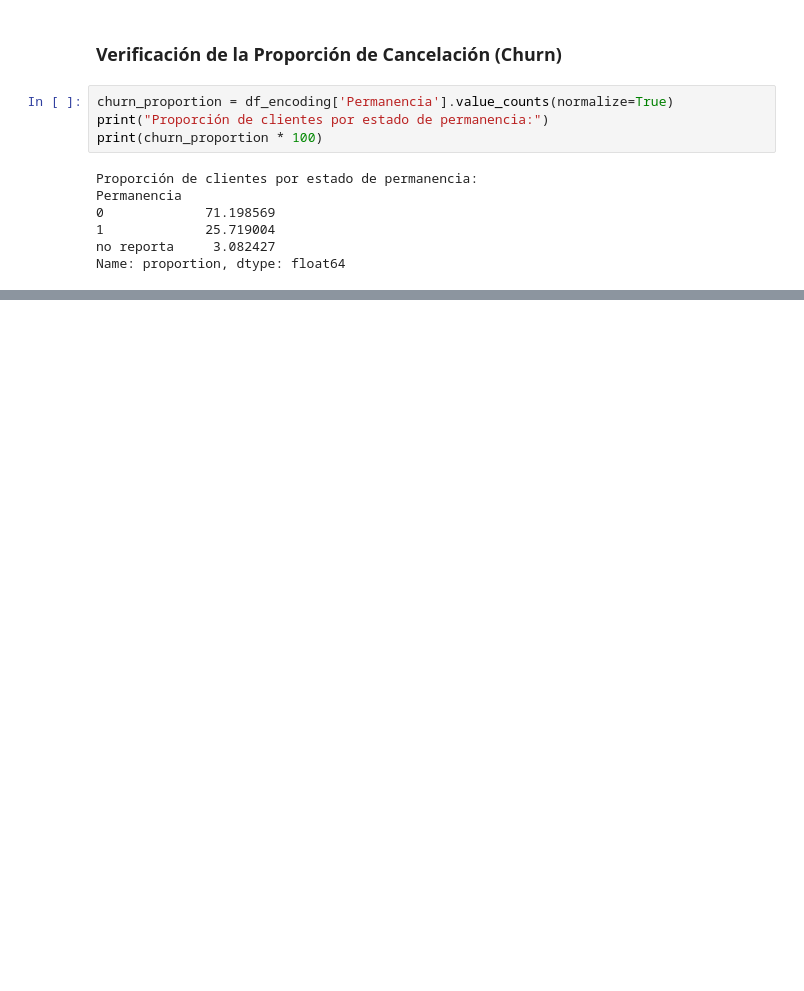
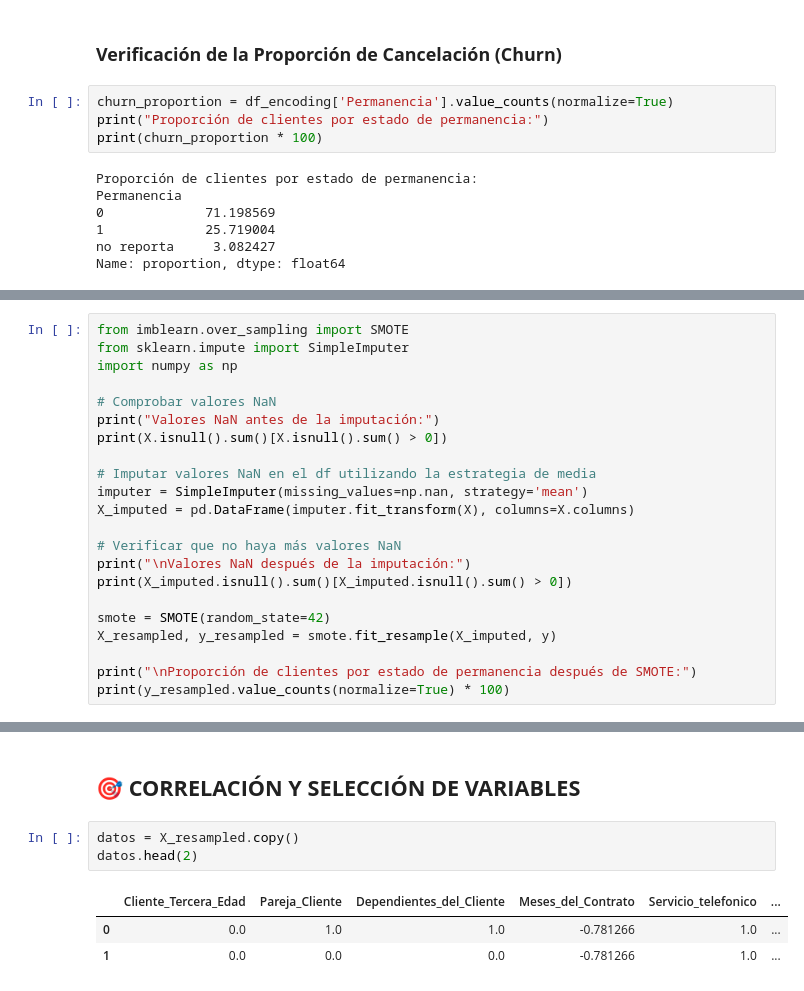
Before and after one commit to CarloR04/Challenge-Telcom_X_2, a Jupyter notebook: Telcom_X_part_2.ipynb, the cells around one changed output, grey strips where cells are left out. Drawn from its saved outputs; the diff is of its cells as text; blank space fills up the shorter version.

```diff
--- a/Telcom_X_part_2.ipynb
+++ b/Telcom_X_part_2.ipynb
@@ -91,0 +143,22 @@ Name: proportion, dtype: float64
+# %%
+from imblearn.over_sampling import SMOTE
+from sklearn.impute import SimpleImputer
+import numpy as np
+
+# Comprobar valores NaN
+print("Valores NaN antes de la imputación:")
+print(X.isnull().sum()[X.isnull().sum() > 0])
+
+# Imputar valores NaN en el df utilizando la estrategia de media
+imputer = SimpleImputer(missing_values=np.nan, strategy='mean')
+X_imputed = pd.DataFrame(imputer.fit_transform(X), columns=X.columns)
+
+# Verificar que no haya más valores NaN
+print("\nValores NaN después de la imputación:")
+print(X_imputed.isnull().sum()[X_imputed.isnull().sum() > 0])
+
+smote = SMOTE(random_state=42)
+X_resampled, y_resampled = smote.fit_resample(X_imputed, y)
+
+print("\nProporción de clientes por estado de permanencia después de SMOTE:")
+print(y_resampled.value_counts(normalize=True) * 100)
@@ -91,0 +216,9 @@ Name: proportion, dtype: float64
+# %% [markdown]
+## 🎯 **CORRELACIÓN Y SELECCIÓN DE VARIABLES**
+# %%
+datos = X_resampled.copy()
+datos.head(2)
+# %% [output]
+|  | Cliente_Tercera_Edad | Pareja_Cliente | Dependientes_del_Cliente | Meses_del_Contrato | Servicio_telefonico | ... |
+| 0 | 0.0 | 1.0 | 1.0 | -0.781266 | 1.0 | ... |
+| 1 | 0.0 | 0.0 | 0.0 | -0.781266 | 1.0 | ... |
```
Also changed, not shown: parts of 21 cells of this notebook.
